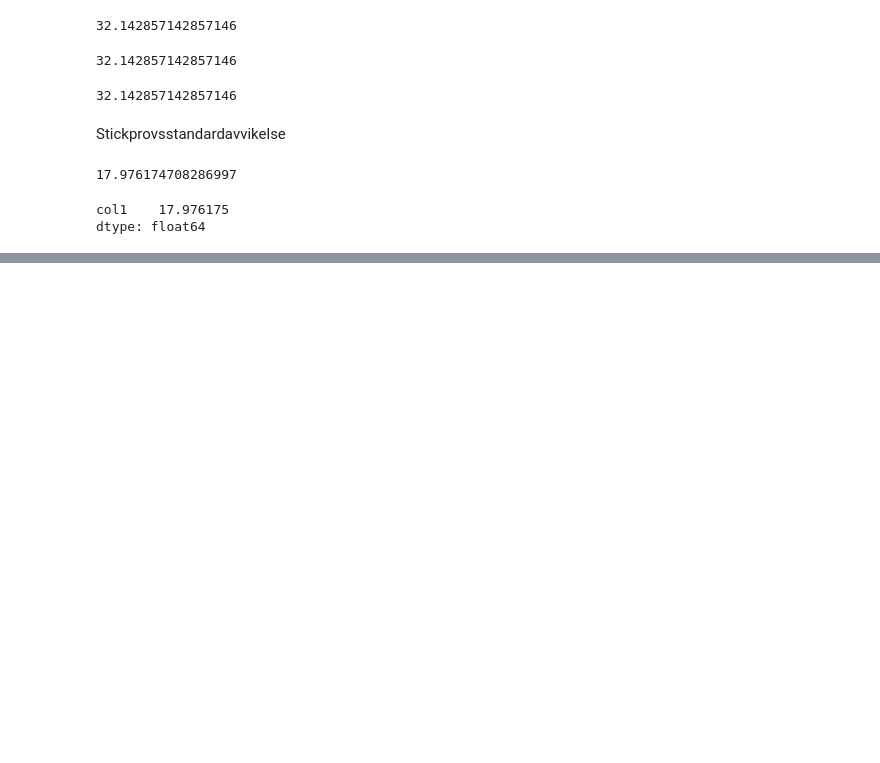
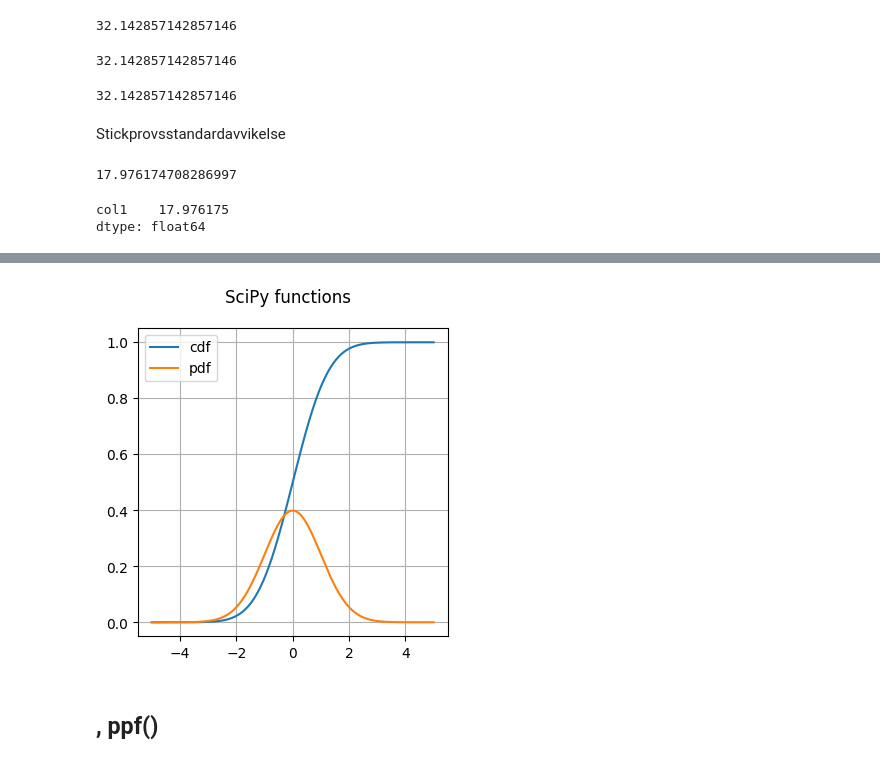
Before and after one commit to dancla240/Statistiska_Metoder, a Jupyter notebook: play.ipynb, the cells around one changed output, grey strips where cells are left out. Cells and saved outputs as stored; diff of their text form; code cells hidden in the pictures; blank space fills up the shorter version.

```diff
--- a/play.ipynb
+++ b/play.ipynb
@@ -33,0 +57,3 @@ dtype: float64
+# %%
+x = np.linspace(-5, 5, 1000) # skapart en x-axel
+y_cdf = norm.cdf(x=x, loc=0, scale=1)
@@ -33,0 +80,16 @@ dtype: float64
+# %%
+y_pdf = norm.pdf(x=x, loc=0, scale=1)
+fig, ax = plt.subplots()
+fig.set_figheight(4)
+fig.set_figwidth(4)
+fig.suptitle('SciPy functions')
+ax.plot(x, y_cdf, label='cdf')
+ax.plot(x, y_pdf, label='pdf')
+ax.legend()
+ax.grid()
+#scipy.stats.norm.cdf()
+# %% [output]
+[figure, added]
+# %% [markdown]
+, ppf()
+-
```
Also changed, not shown: parts of 26 cells of this notebook.
